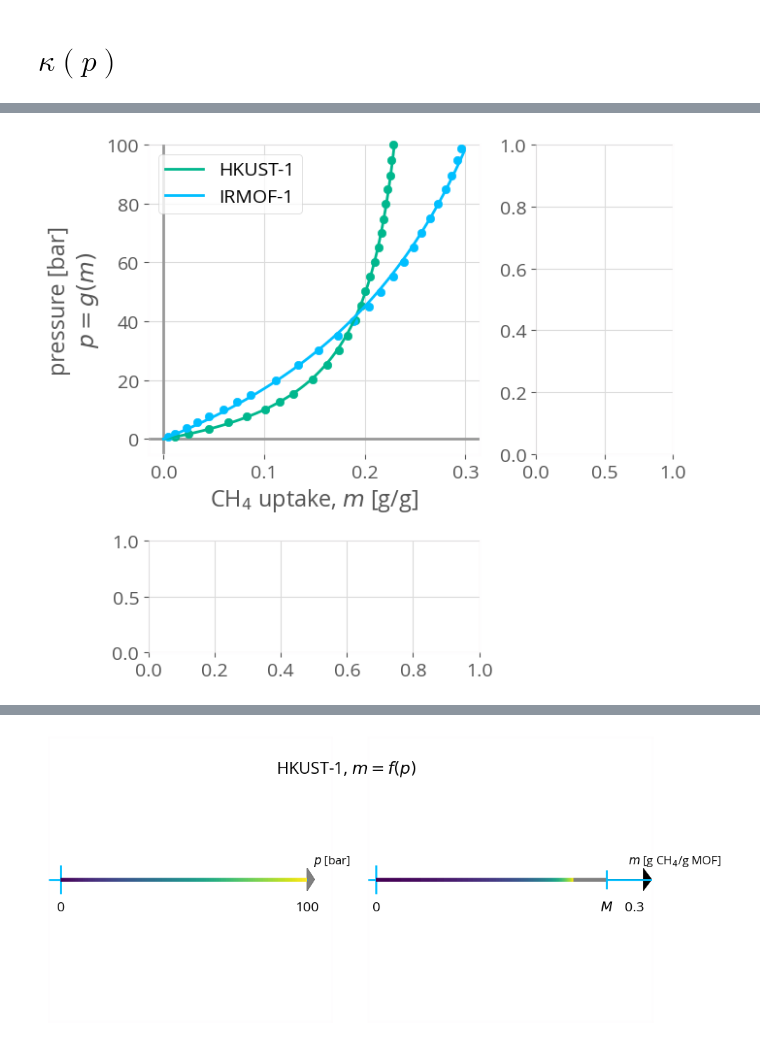
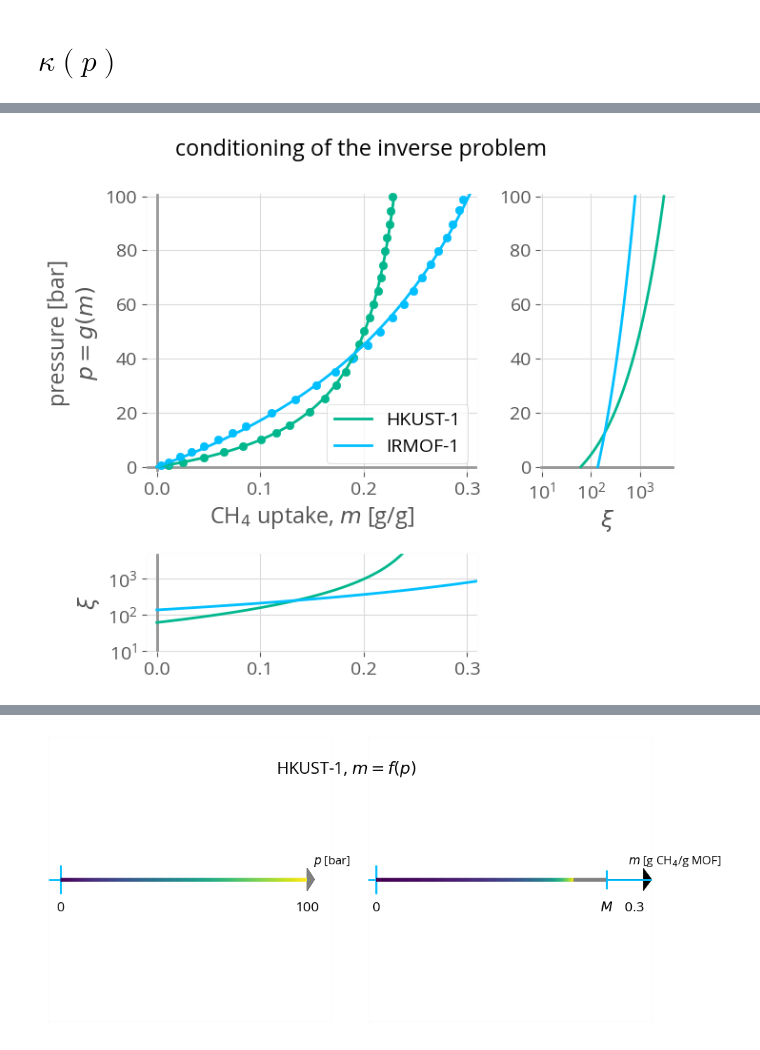
Before and after one commit to SimonEnsemble/nonlinear_sensing, a Jupyter notebook: one_d_sensing/1D sensing.ipynb, the cells around one changed output, grey strips where cells are left out. Saved outputs shown, nothing was run; the diff lists cells and outputs as text; code cells hidden in the pictures.

Commit message:
chi plot

```diff
--- a/one_d_sensing/1D sensing.ipynb
+++ b/one_d_sensing/1D sensing.ipynb
@@ -163,6 +177,8 @@ for (i, mof) in enumerate(mofs)
     for j in [2]
         # find average m for this p
         m̄ = f(p̄[j], mof)
+        @show mof
+        @show m̄
         axs[i].plot([0, m̄], [p̄[j], p̄[j]], color=δ_colors[j])
         axs[i].plot([m̄, m̄], [0, p̄[j]], color=δ_colors[j])
 
@@ -184,8 +200,18 @@ for (i, mof) in enumerate(mofs)
         axs[i].fill_between([0.0, m_low], [p_low, p_low], [p_high, p_high], alpha=0.2, color=δ_colors[j])
         δpδm_color = "C5"
         if j == 2
-            axs[i].hlines(0.0, m̄, m̄ + δm, linewidth=4, zorder=100, color=δpδm_color)
-            axs[i].vlines(0.0, p̄[j], p_high, linewidth=4, zorder=100, color=δpδm_color)
+            arrow_dy = 100 * 0.01
+            arrow_dx = 0.3 * 0.01
+            axs[i].arrow(m̄+arrow_dx, 0.0, δm-arrow_dx*2, 0.0,
+                  linewidth=4, length_includes_head=true,
+                  head_width=arrow_dy, head_length=arrow_dx,
+                  clip_on=false, zorder=100, color=δpδm_color)
+#             axs[i].hlines(0.0, m̄, m̄ + δm, linewidth=4, zorder=100, color=δpδm_color)
+#             axs[i].vlines(0.0, p̄[j], p_high, linewidth=4, zorder=100, color=δpδm_color)
+            axs[i].arrow(0.0, p̄[j]+arrow_dy, 0.0, max_δp-arrow_dy*2,
+                  linewidth=4, length_includes_head=true,
+                  head_width=arrow_dx, head_length=arrow_dy,
+                  clip_on=false, zorder=100, color=δpδm_color)
             axs[i].text(m̄ + δm/2, 8.0, L"$\delta m$", va="center", ha="center", color=δpδm_color)
             axs[i].text(0.025, p̄[j] + max_δp/2, L"$\delta p$", ha="center", va="center", color=δpδm_color)
         end
@@ -329,59 +305,52 @@ tight_layout()
 # %%
 #figure 2
 p = range(0.0, 100.0, length=100)
 
 fig = figure(figsize=(7, 6))
 ax1 = subplot2grid((3, 3), (0, 0), colspan=2, rowspan=2)
 ax2 = subplot2grid((3, 3), (0, 2), colspan=1, rowspan=2)
 ax3 = subplot2grid((3, 3), (2, 0), colspan=2, rowspan=1)
 tight_layout()
 
+ax1.set_xlabel(L"CH$_4$ uptake, $m$ [g/g]")
+ax1.set_ylabel("pressure [bar]" * "\n" * L"$p=g(m)$")
+ax1.set_ylim([-2, 101])
+ax1.set_xlim([-0.01, 0.31])
+draw_axes(ax1)
+
 for mof in mofs
-    m = range(0.0, 1.01 * maximum(df[mof][:, :g_g]), length=100)
+    m = range(0.0, 1.1 * maximum(df[mof][:, :g_g]), length=100)
+
+    # g(m)
     ax1.scatter(df[mof][:, :g_g], df[mof][:, Symbol("P(bar)")], color=mof_to_color[mof], zorder=100, clip_on=false)
     ax1.plot(m, g.(m, mof), label=mof, color=mof_to_color[mof], zorder=100)
+
+    ξ_lims = [9.5, 5000]
+    # ξ(m)
+    ax3.plot(m, ξ_of_m.(m, mof), color=mof_to_color[mof])
+    ax3.set_yscale("log")
+    ax3.set_yticks([10,100,1000])
+    ax3.set_ylim(ξ_lims)
+    ax3.set_xlim(ax1.get_xlim())
+    ax3.axvline(x=0, color="0.6", zorder=1)
+    ax3.set_ylabel(L"$\xi$")
+
+    # ξ(p)
+    p = range(0.0, 100.0, length=100)
+    ax2.plot(ξ_of_p.(p, mof), p, color=mof_to_color[mof])
+    ax2.set_xscale("log")
+    ax2.set_xticks([10,100,1000])
+    ax2.set_xlim(ξ_lims)
+    ax2.axhline(y=0, color="0.6", zorder=1)
+    ax2.set_xlabel(L"$\xi$")
+    ax2.set_ylim(ax1.get_ylim())
 end
 ax1.legend()
-# ax1.set_ylabel(L"CH$_4$ adsorption, $m=f(p)$ [g/g]")
-ax1.set_xlabel(L"CH$_4$ uptake, $m$ [g/g]")
-ax1.set_ylabel("pressure [bar]" * "\n" * L"$p=g(m)$")
-ax1.set_ylim(ymax=100)
-draw_axes(ax1)
-# ax1.plot(p, f.(p, mof), color=mof_to_color[mof])
-# # ax1.scatter(df[mof][:, Symbol("P(bar)")], df[mof][:, :g_g], zorder=1000,
-# #     clip_on=false, color=mof_to_color[mof])
-# ax2.plot(κ_of_m.(f.(p, mof)), f.(p, mof), color="C2")
-# ax3.plot(p, κ_of_p.(p), color="C2")
 
+@warn "fix axes!"
+suptitle("conditioning of the inverse problem")
 
-
-# ax3.set_xlabel(L"pressure, $p$ [bar]")
-# ax3.set_ylabel(L"$\chi(p)$")
-# ax2.set_xlabel(L"$\chi(m)$")
-
-# ax1.set_ylim(-0.001,y_max)
-# ax2.set_ylim(-0.001,y_max)
-# ax1.set_xlim(0,102)
-# ax3.set_xlim(0,102)
-# ax2.set_xscale("log")
-# ax3.set_yscale("log")
-# ax2.set_xticks([10,100,1000])
-# ax3.set_yticks([10,100,1000])
-# suptitle(mof, y=1.02)
-# #make sure axes are same for above plots
-
-# #add ticks to plot
-# num_ticks = 10
-# m_ticks = range(0, 0.3, length=num_ticks)
-# for i = 1:num_ticks
-#     if i == 1
-#         continue
-#     end
-#     #ax1.plot([-1,1], [m_ticks[i], m_ticks[i]], color="black", clip_on=false)
-#     p = g(m_ticks[i], mof)
-#     #ax1.plot([p,p], [-2/100 *0.3, 2/100 *0.3], color="black", clip_on=false)
-# end
 tight_layout()
 #savefig("$mof.pdf", format="pdf", dpi=600, bbox_inches="tight")
 # %% [output]
-[figure, old version]
+[figure, new version]
```
Also changed, not shown: parts of 7 cells of this notebook.
